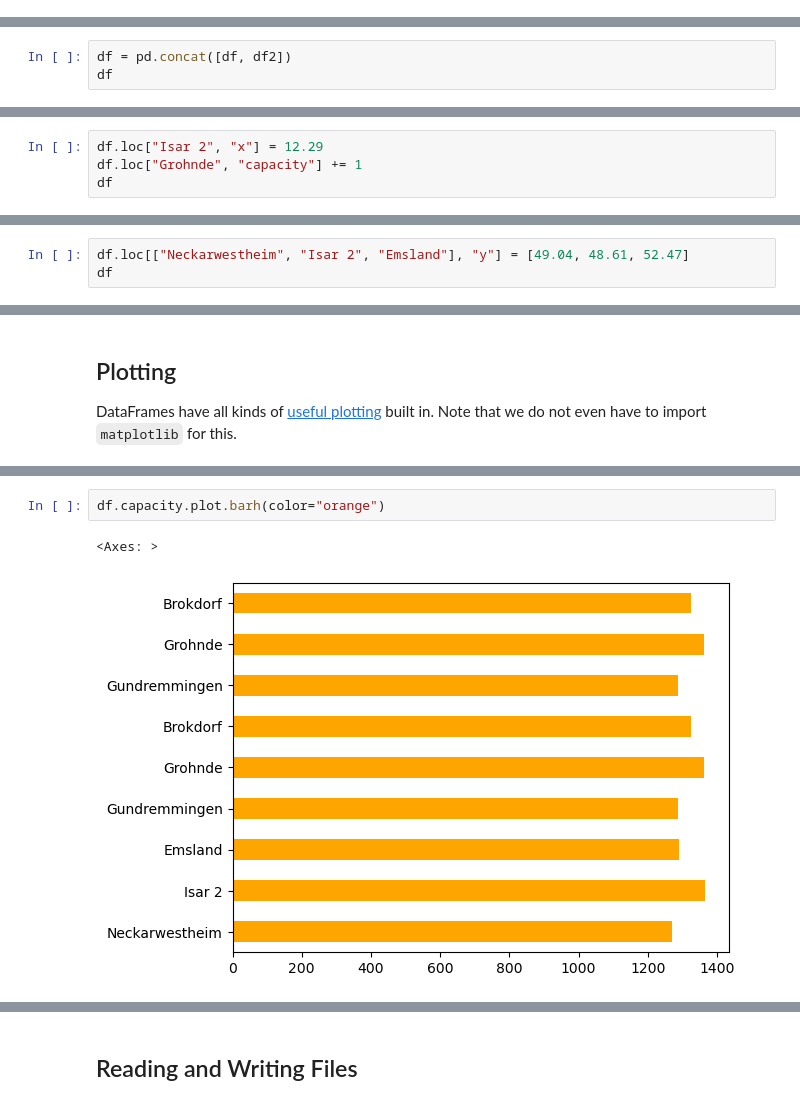
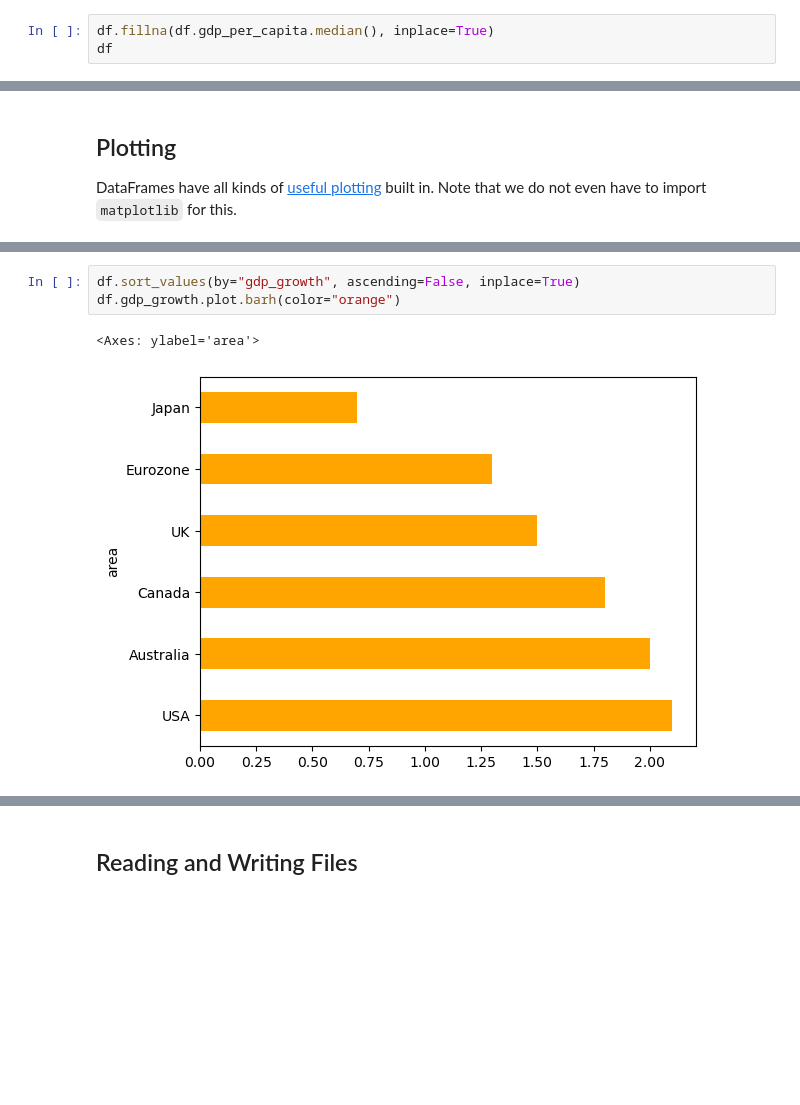
Before and after one commit to jesusvillota/Python_DSB_BdE, a Jupyter notebook: session2_JVM.ipynb, the cells around one changed output, grey strips where cells are left out. Drawn from its saved outputs; the diff is of its cells as text; blank space fills up the shorter version.

```diff
--- a/session2_JVM.ipynb
+++ b/session2_JVM.ipynb
@@ -720,0 +903,3 @@ df.fillna(2023)
+# %%
+df.fillna(df.gdp_per_capita.median(), inplace=True)
+df
@@ -763,3 +997,0 @@ We can now add this additional data to the `df` object
-# %%
-df = pd.concat([df, df2])
-df
@@ -828,4 +997,0 @@ In many cases, we want to modify values in a dataframe based on some rule. To mo
-# %%
-df.loc["Isar 2", "x"] = 12.29
-df.loc["Grohnde", "capacity"] += 1
-df
@@ -843,3 +997,0 @@ df
-# %%
-df.loc[["Neckarwestheim", "Isar 2", "Emsland"], "y"] = [49.04, 48.61, 52.47]
-df
@@ -947,5 +1202,6 @@ df.plot(kind="scatter", x="start_year", y="capacity")
 # %%
-df.capacity.plot.barh(color="orange")
+df.sort_values(by="gdp_growth", ascending=False, inplace=True)
+df.gdp_growth.plot.barh(color="orange")
 # %% [output]
-<Axes: >
+<Axes: ylabel='area'>
-[figure, old version]
+[figure, new version]
```
Also changed, not shown: parts of 140 cells of this notebook.
